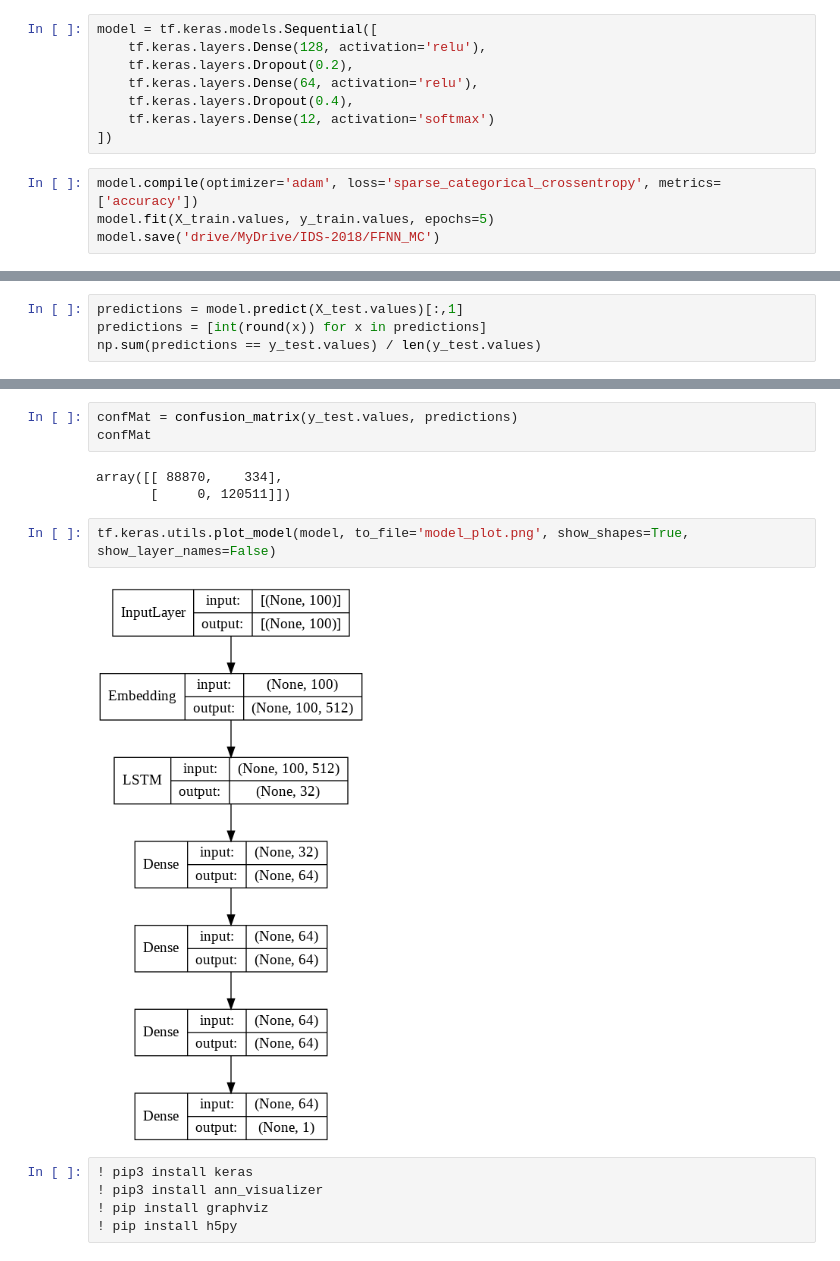
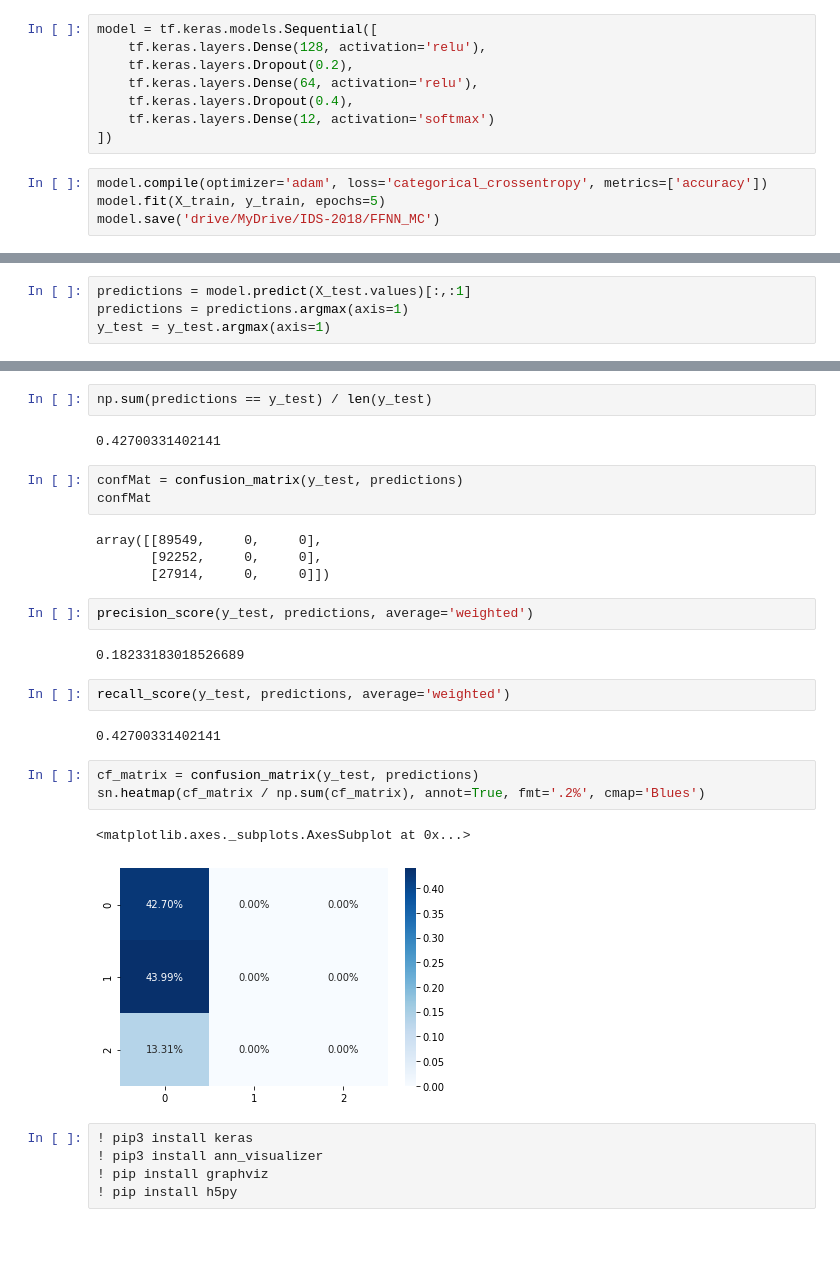
Before and after one commit to aggpiyush/IDS-2018, a Jupyter notebook: FFNN.ipynb, the cells around one changed output, grey strips where cells are left out. Drawn from its saved outputs; the diff is of its cells as text.

```diff
--- a/FFNN.ipynb
+++ b/FFNN.ipynb
@@ -273,8 +273,8 @@ model = tf.keras.models.Sequential([
     tf.keras.layers.Dense(12, activation='softmax')
 ])
 # %%
-model.compile(optimizer='adam', loss='sparse_categorical_crossentropy', metrics=['accuracy'])
-model.fit(X_train.values, y_train.values, epochs=5)
+model.compile(optimizer='adam', loss='categorical_crossentropy', metrics=['accuracy'])
+model.fit(X_train, y_train, epochs=5)
 model.save('drive/MyDrive/IDS-2018/FFNN_MC')
 # %% [output]
 Epoch 1/5
@@ -290,5 +290,5 @@ Epoch 5/5
 INFO:tensorflow:Assets written to: drive/MyDrive/IDS-2018/FFNN_MC/assets
 # %%
-predictions = model.predict(X_test.values)[:,1]
-predictions = [int(round(x)) for x in predictions]
-np.sum(predictions == y_test.values) / len(y_test.values)
+predictions = model.predict(X_test.values)[:,:1]
+predictions = predictions.argmax(axis=1)
+y_test = y_test.argmax(axis=1)
@@ -297,13 +300,28 @@ np.sum(predictions == y_test.values) / len(y_test.values)
+# %%
+np.sum(predictions == y_test) / len(y_test)
+# %% [output]
+0.42700331402141
 # %%
-confMat = confusion_matrix(y_test.values, predictions)
+confMat = confusion_matrix(y_test, predictions)
 confMat
 # %% [output]
-array([[ 88870,    334],
-       [     0, 120511]])
+array([[89549,     0,     0],
+       [92252,     0,     0],
+       [27914,     0,     0]])
-# %%
-tf.keras.utils.plot_model(model, to_file='model_plot.png', show_shapes=True, show_layer_names=False)
-# %% [output]
-[figure, removed]
+# %%
+precision_score(y_test, predictions, average='weighted')
+# %% [output]
+0.18233183018526689
+# %%
+recall_score(y_test, predictions, average='weighted')
+# %% [output]
+0.42700331402141
+# %%
+cf_matrix = confusion_matrix(y_test, predictions)
+sn.heatmap(cf_matrix / np.sum(cf_matrix), annot=True, fmt='.2%', cmap='Blues')
+# %% [output]
+<matplotlib.axes._subplots.AxesSubplot at 0x...>
+[figure, added]
 # %%
 ! pip3 install keras
 ! pip3 install ann_visualizer
```
Also changed, not shown: parts of 20 cells of this notebook.
